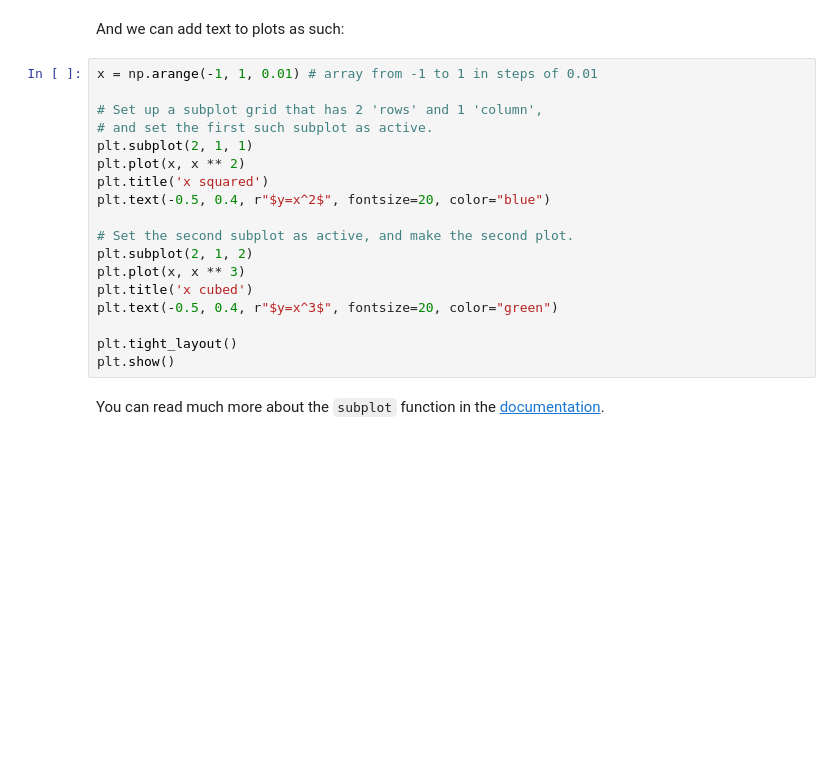
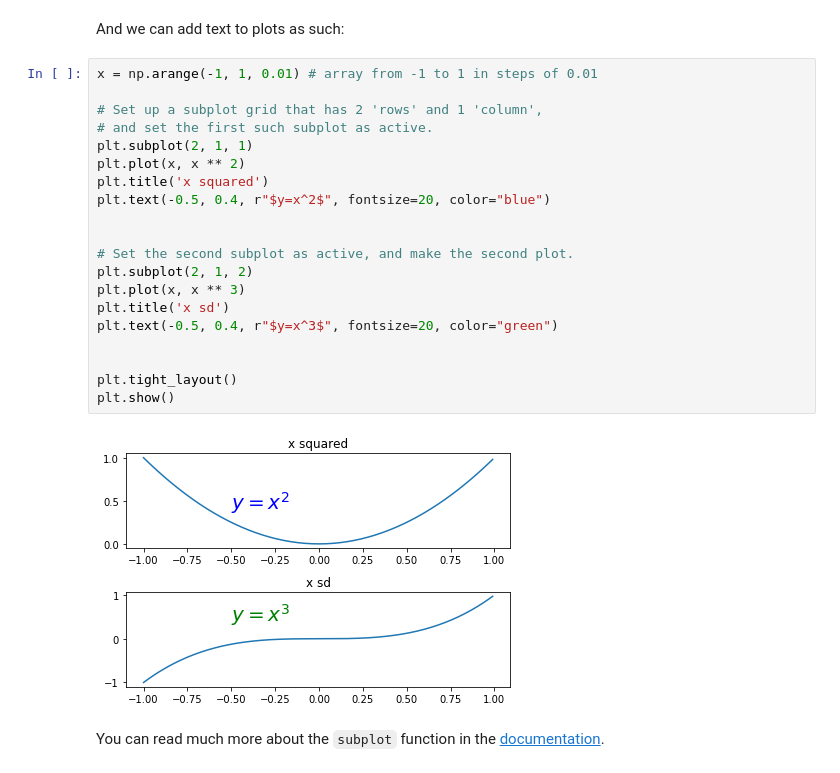
Before and after one commit to weil21/python_workshop-Basel, a Jupyter notebook: python_tutorial.ipynb, the cells around one changed output. Drawn from its saved outputs; the diff is of its cells as text; blank space fills up the shorter version.

```diff
--- a/python_tutorial.ipynb
+++ b/python_tutorial.ipynb
@@ -2276,21 +2661,25 @@ And we can add text to plots as such:
 # %%
 x = np.arange(-1, 1, 0.01) # array from -1 to 1 in steps of 0.01
 
 # Set up a subplot grid that has 2 'rows' and 1 'column',
 # and set the first such subplot as active.
 plt.subplot(2, 1, 1)
 plt.plot(x, x ** 2)
 plt.title('x squared')
 plt.text(-0.5, 0.4, r"$y=x^2$", fontsize=20, color="blue")
 
+
 # Set the second subplot as active, and make the second plot.
 plt.subplot(2, 1, 2)
 plt.plot(x, x ** 3)
-plt.title('x cubed')
+plt.title('x sd')
 plt.text(-0.5, 0.4, r"$y=x^3$", fontsize=20, color="green")
+
 
 plt.tight_layout()
 plt.show()
+# %% [output]
+[figure, added]
 # %% [markdown]
 You can read much more about the `subplot` function in the [documentation](http://matplotlib.org/api/pyplot_api.html#matplotlib.pyplot.subplot).
 # %% [markdown]
```
Also changed, not shown: parts of 91 cells of this notebook.
